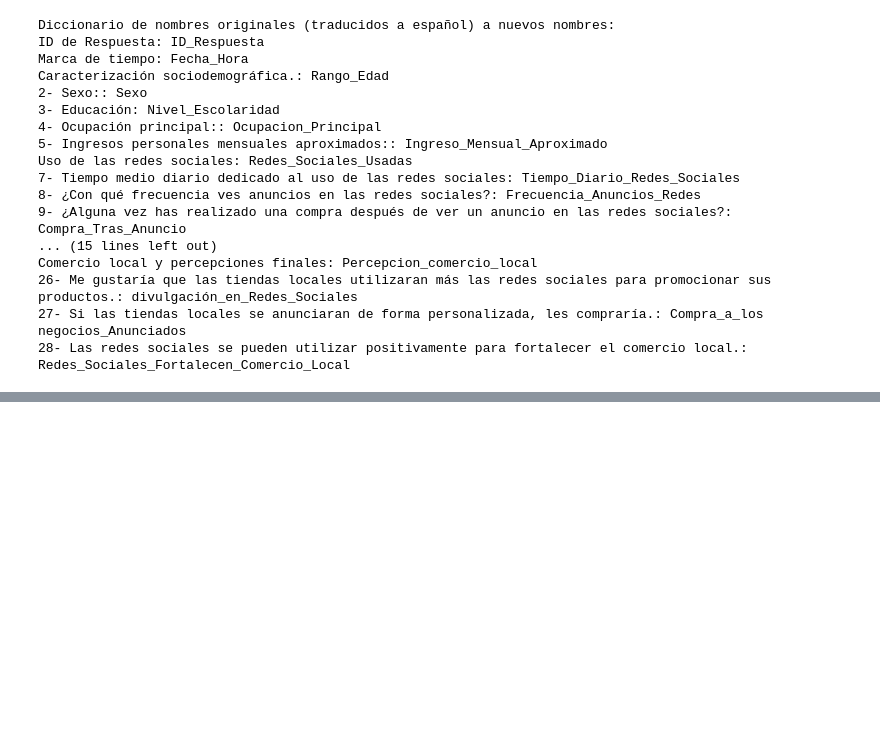
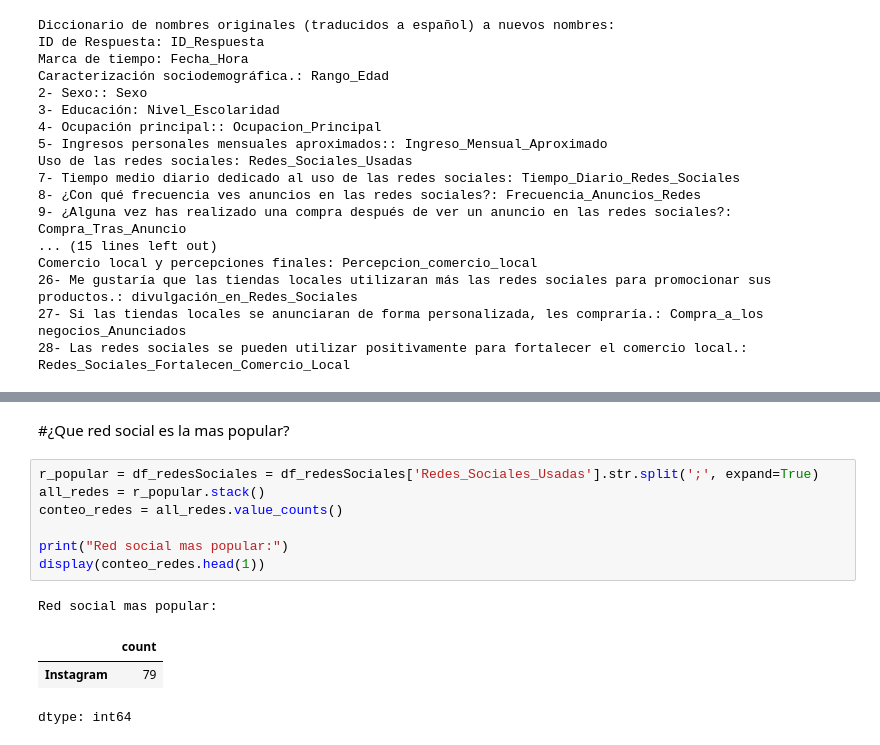
Before and after one commit to jenniferrodriguezm23-prog/redessociales, a Jupyter notebook: AnalisisRedesSociales.ipynb, the cells around one changed output, grey strips where cells are left out. Drawn from its saved outputs; the diff is of its cells as text; blank space fills up the shorter version.

```diff
--- a/AnalisisRedesSociales.ipynb
+++ b/AnalisisRedesSociales.ipynb
@@ -319,0 +379,14 @@ Index(['Carimbo de data/hora', 'Caracterização Sociodemográficas.', '2- Sexo:
+# %% [markdown]
+#¿Que red social es la mas popular?
+# %%
+r_popular = df_redesSociales = df_redesSociales['Redes_Sociales_Usadas'].str.split(';', expand=True)
+all_redes = r_popular.stack()
+conteo_redes = all_redes.value_counts()
+
+print("Red social mas popular:")
+display(conteo_redes.head(1))
+# %% [output]
+Red social mas popular:
+|  | count |
+| Instagram | 79 |
+dtype: int64
```
Also changed, not shown: parts of 12 cells of this notebook.
